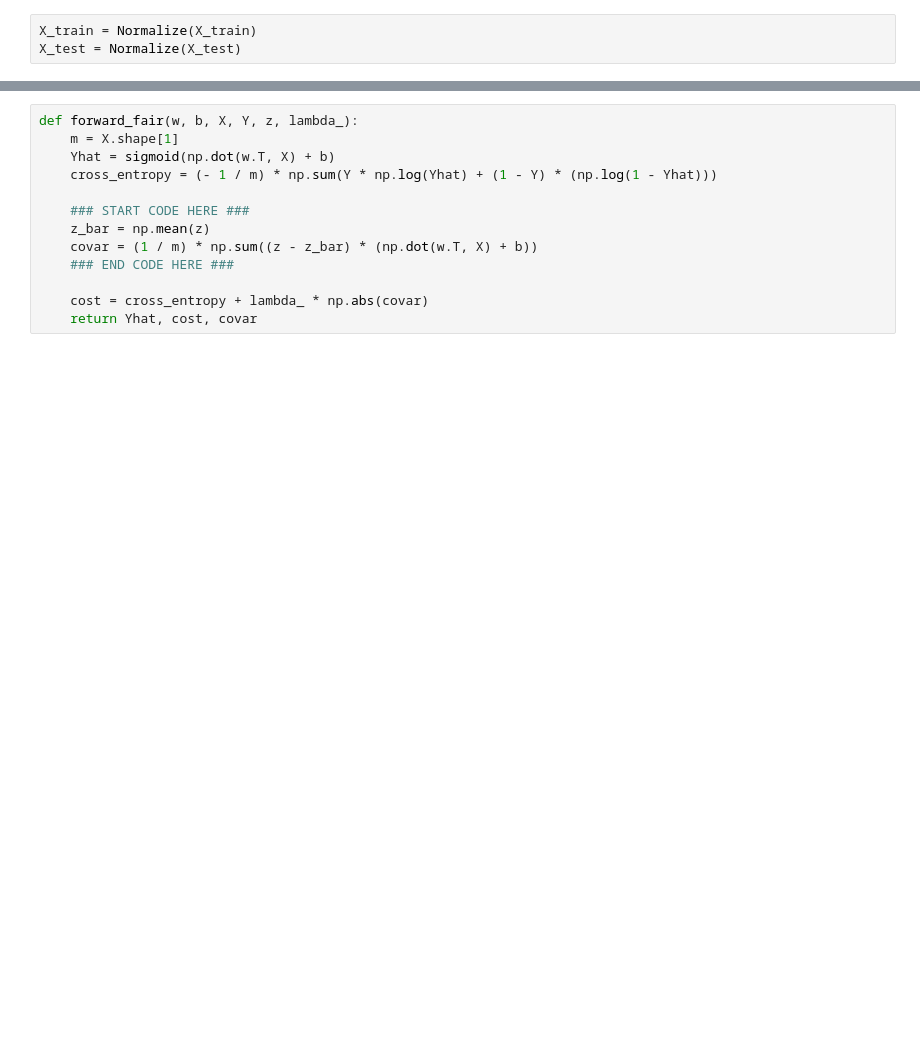
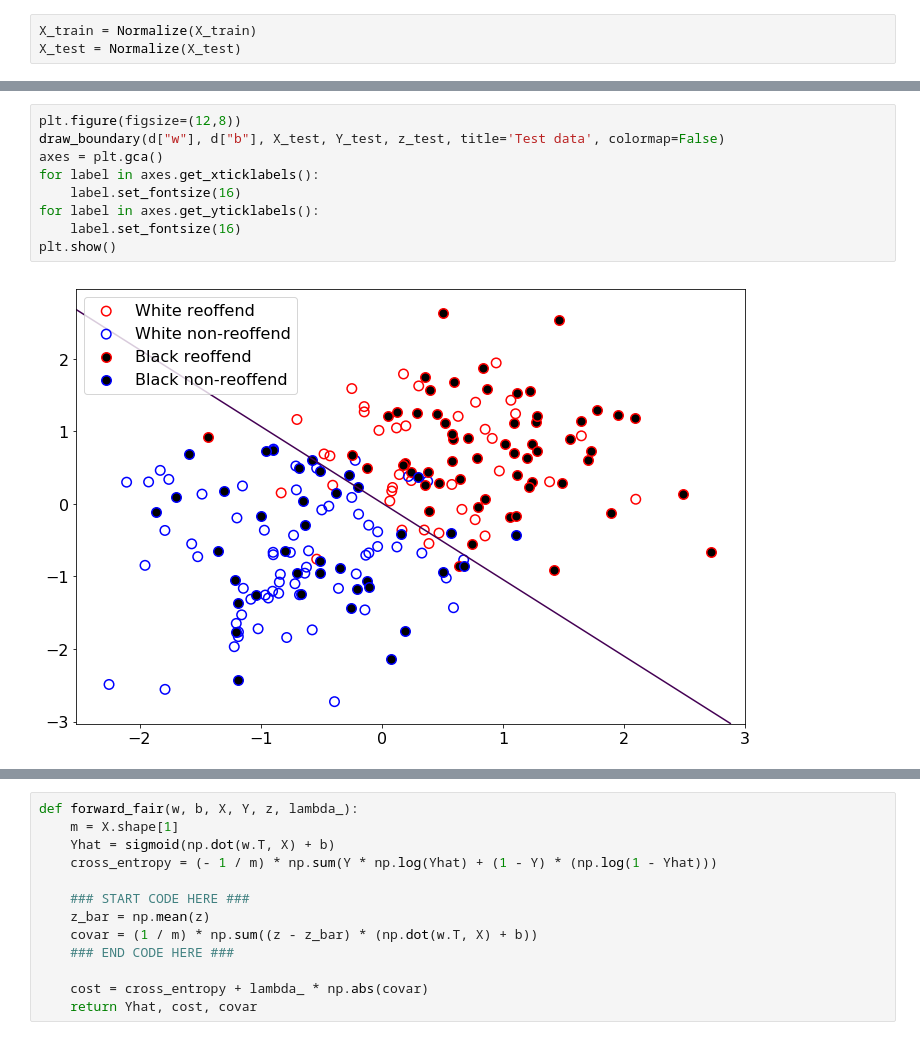
Before and after one commit to GyeongJoHwang/SK_Hynix, a Jupyter notebook: fairness.ipynb, the cells around one changed output, grey strips where cells are left out. Cells and saved outputs as stored; diff of their text form; blank space fills up the shorter version.

```diff
--- a/fairness.ipynb
+++ b/fairness.ipynb
@@ -52,0 +69,11 @@ test accuracy: 93.5 %
+# %%
+plt.figure(figsize=(12,8))
+draw_boundary(d["w"], d["b"], X_test, Y_test, z_test, title='Test data', colormap=False)
+axes = plt.gca()
+for label in axes.get_xticklabels():
+    label.set_fontsize(16)
+for label in axes.get_yticklabels():
+    label.set_fontsize(16)
+plt.show()
+# %% [output]
+[figure, added]
```
Also changed, not shown: parts of 34 cells of this notebook, 2 other files.
